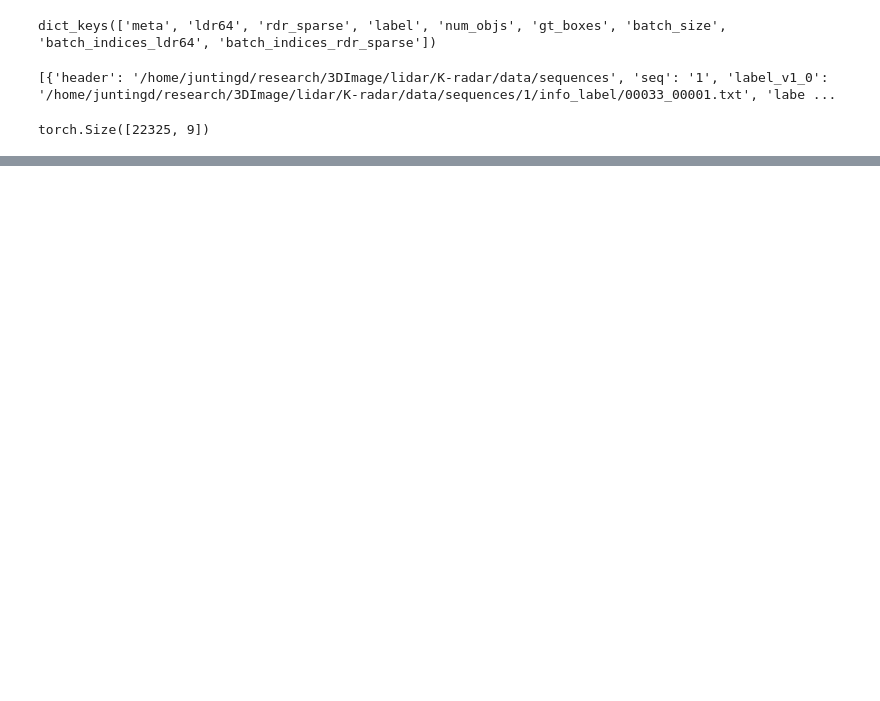
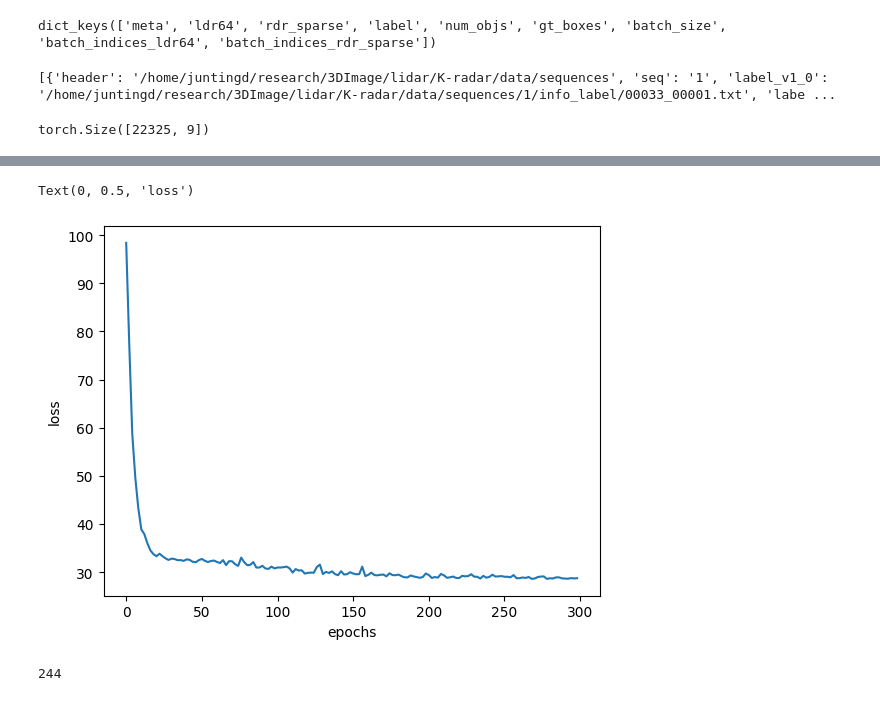
Before and after one commit to juntingdeng/K-Radar, a Jupyter notebook: geo_test.ipynb, the cells around one changed output, grey strips where cells are left out. Drawn from its saved outputs; the diff is of its cells as text; code cells hidden in the pictures; blank space fills up the shorter version.

```diff
--- a/geo_test.ipynb
+++ b/geo_test.ipynb
@@ -313,0 +475,27 @@ ax3.set_aspect('equal')
+# %%
+loss = []
+with open('log.txt', 'r') as f:
+    lines = f.readlines()
+    for line in lines:
+        loss.append(float(line.split(',')[-1].split(':')[1]))
+epochs = np.arange(0, 300, 2)
+plt.plot(epochs, loss)
+plt.xlabel('epochs')
+plt.ylabel('loss')
+# %% [output]
+Text(0, 0.5, 'loss')
+[figure, added]
+# %%
+import os
+test = "./logs/exp_260220_112154_RTNH/test_kitti/epoch_299_total/0.3/all/preds"
+files = os.listdir(test)
+print(len(files))
+for file in files:
+    with open(os.path.join(test, file), 'r') as f:
+        lines = f.readlines()
+        if not lines:
+            continue
+        for line in lines:
+            assert line == "dummy -1 -1 0 0 0 0 0 0 0 0 0 0 0 0 0" or line == "dummy -1 -1 0 0 0 0 0 0 0 0 0 0 0 0 0\n", f'{file} has pred: {line}'
+# %% [output]
+244
```
Also changed, not shown: parts of 13 cells of this notebook, 9 other files.
